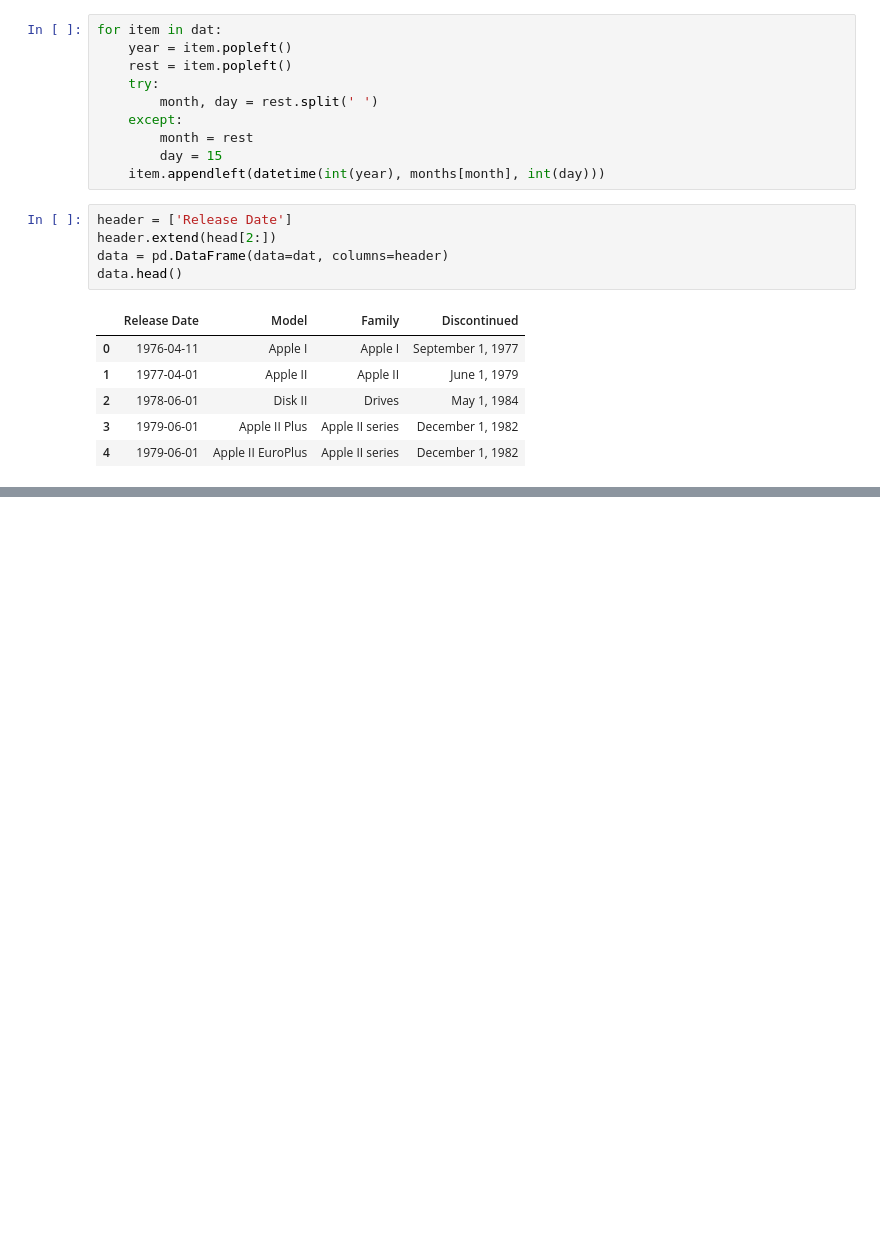
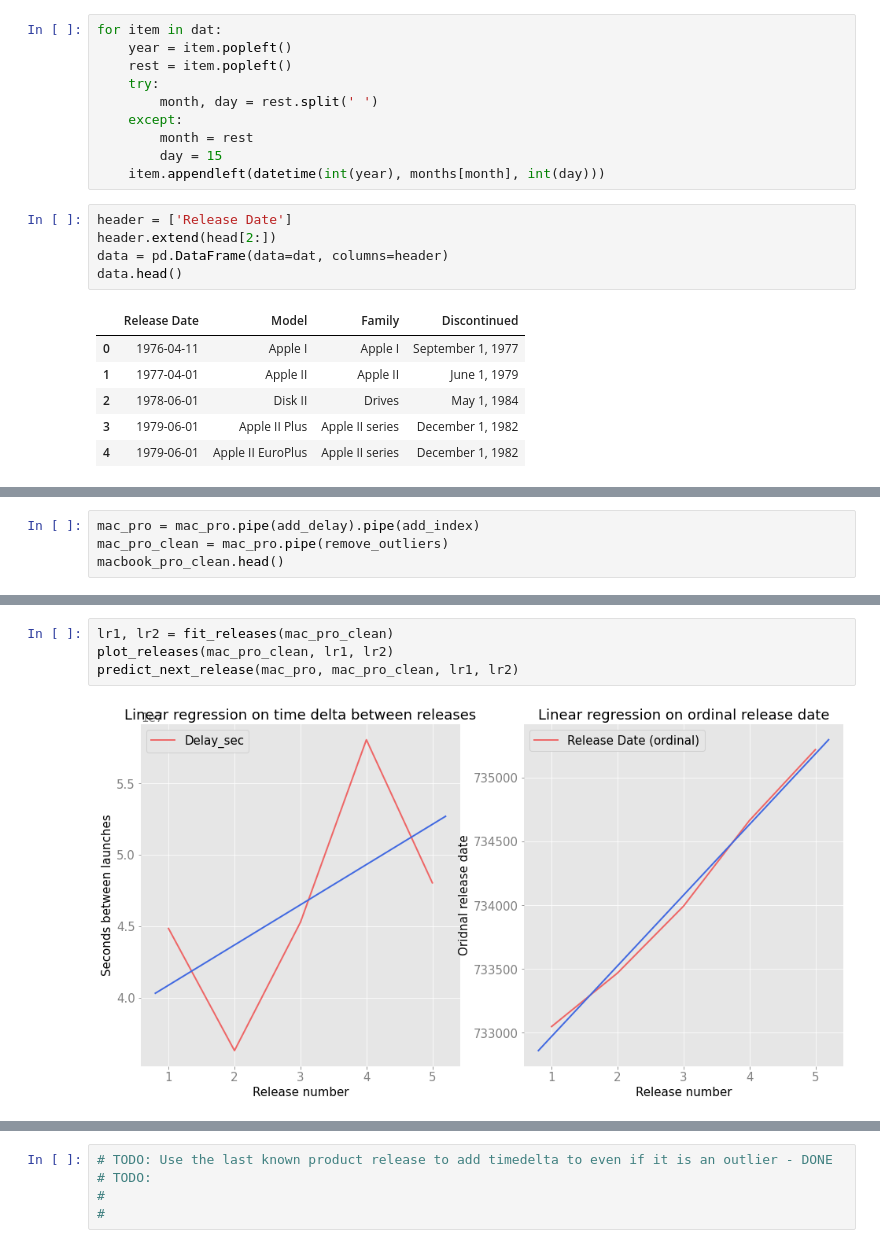
Before and after one commit to Cyrannosaurus/laptop-shenanigans, a Jupyter notebook: m2_predict.ipynb, the cells around one changed output, grey strips where cells are left out. Saved outputs shown, nothing was run; the diff lists cells and outputs as text; blank space fills up the shorter version.

```diff
--- a/m2_predict.ipynb
+++ b/m2_predict.ipynb
@@ -185,0 +254,4 @@ datetime.datetime(2018, 12, 4, 0, 0)
+# %%
+mac_pro = mac_pro.pipe(add_delay).pipe(add_index)
+mac_pro_clean = mac_pro.pipe(remove_outliers)
+macbook_pro_clean.head()
@@ -185,0 +265,6 @@ datetime.datetime(2018, 12, 4, 0, 0)
+# %%
+lr1, lr2 = fit_releases(mac_pro_clean)
+plot_releases(mac_pro_clean, lr1, lr2)
+predict_next_release(mac_pro, mac_pro_clean, lr1, lr2)
+# %% [output]
+[figure, added]
@@ -185,0 +272,5 @@ datetime.datetime(2018, 12, 4, 0, 0)
+# %%
+# TODO: Use the last known product release to add timedelta to even if it is an outlier - DONE
+# TODO:
+#
+#
```
Also changed, not shown: parts of 32 cells of this notebook.
